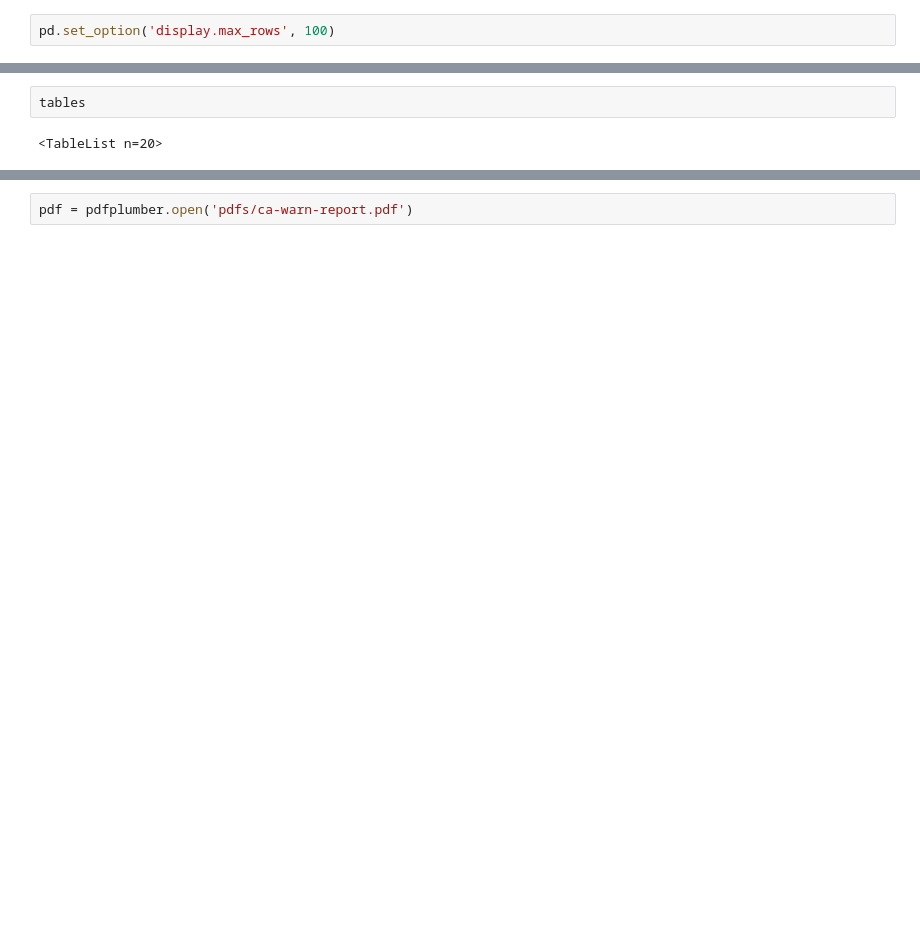
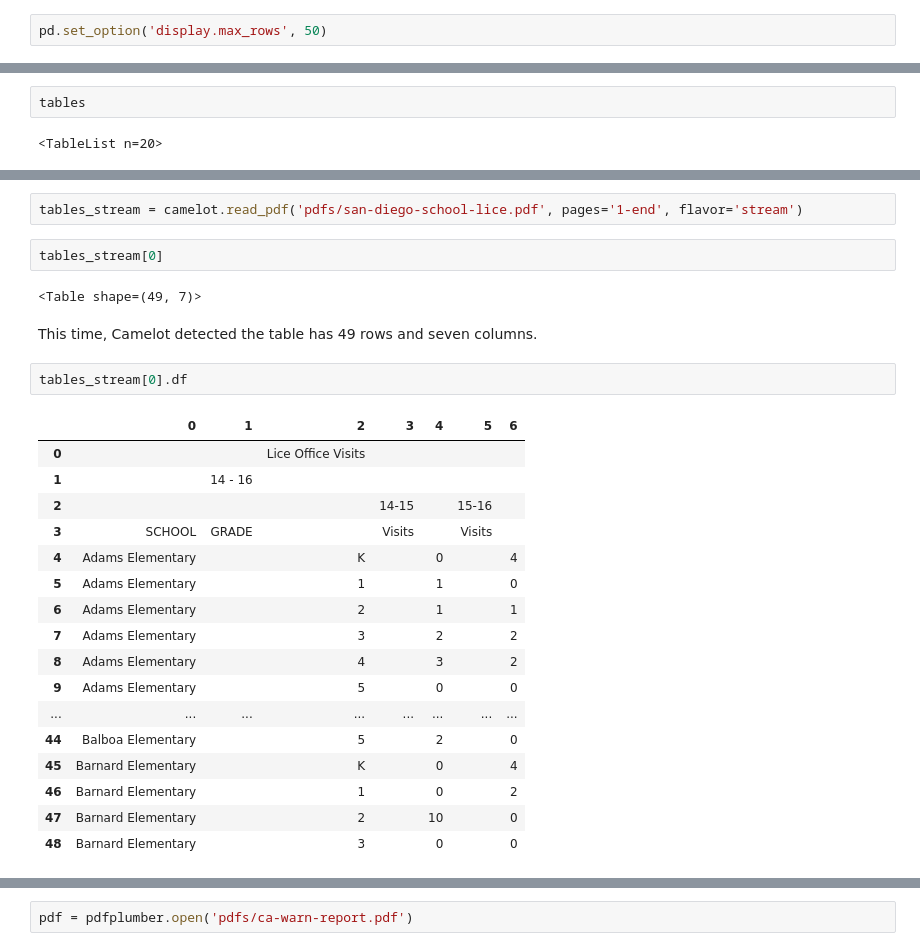
Before and after one commit to JoeYerardi/data-plus-narrative-2019-advanced-data-from-documents, a Jupyter notebook: pdf-conversion-with-python.ipynb, the cells around one changed output, grey strips where cells are left out. Cells and saved outputs as stored; diff of their text form; blank space fills up the shorter version.

```diff
--- a/pdf-conversion-with-python.ipynb
+++ b/pdf-conversion-with-python.ipynb
@@ -3,4 +3,4 @@ import camelot
 import pandas as pd
 import pdfplumber
 # %%
-pd.set_option('display.max_rows', 100)
+pd.set_option('display.max_rows', 50)
@@ -12,0 +55,28 @@ tables
+# %%
+tables_stream = camelot.read_pdf('pdfs/san-diego-school-lice.pdf', pages='1-end', flavor='stream')
+# %%
+tables_stream[0]
+# %% [output]
+<Table shape=(49, 7)>
+# %% [markdown]
+This time, Camelot detected the table has 49 rows and seven columns.
+# %%
+tables_stream[0].df
+# %% [output]
+|  | 0 | 1 | 2 | 3 | 4 | 5 | 6 |
+| 0 |  |  | Lice Office Visits |  |  |  |  |
+| 1 |  | 14 ‐ 16 |  |  |  |  |  |
+| 2 |  |  |  | 14‐15 |  | 15‐16 |  |
+| 3 | SCHOOL | GRADE |  | Visits |  | Visits |  |
+| 4 | Adams Elementary |  | K |  | 0 |  | 4 |
+| 5 | Adams Elementary |  | 1 |  | 1 |  | 0 |
+| 6 | Adams Elementary |  | 2 |  | 1 |  | 1 |
+| 7 | Adams Elementary |  | 3 |  | 2 |  | 2 |
+| 8 | Adams Elementary |  | 4 |  | 3 |  | 2 |
+| 9 | Adams Elementary |  | 5 |  | 0 |  | 0 |
+| ... | ... | ... | ... | ... | ... | ... | ... |
+| 44 | Balboa Elementary |  | 5 |  | 2 |  | 0 |
+| 45 | Barnard Elementary |  | K |  | 0 |  | 4 |
+| 46 | Barnard Elementary |  | 1 |  | 0 |  | 2 |
+| 47 | Barnard Elementary |  | 2 |  | 10 |  | 0 |
+| 48 | Barnard Elementary |  | 3 |  | 0 |  | 0 |
```
Also changed, not shown: parts of 58 cells of this notebook.
